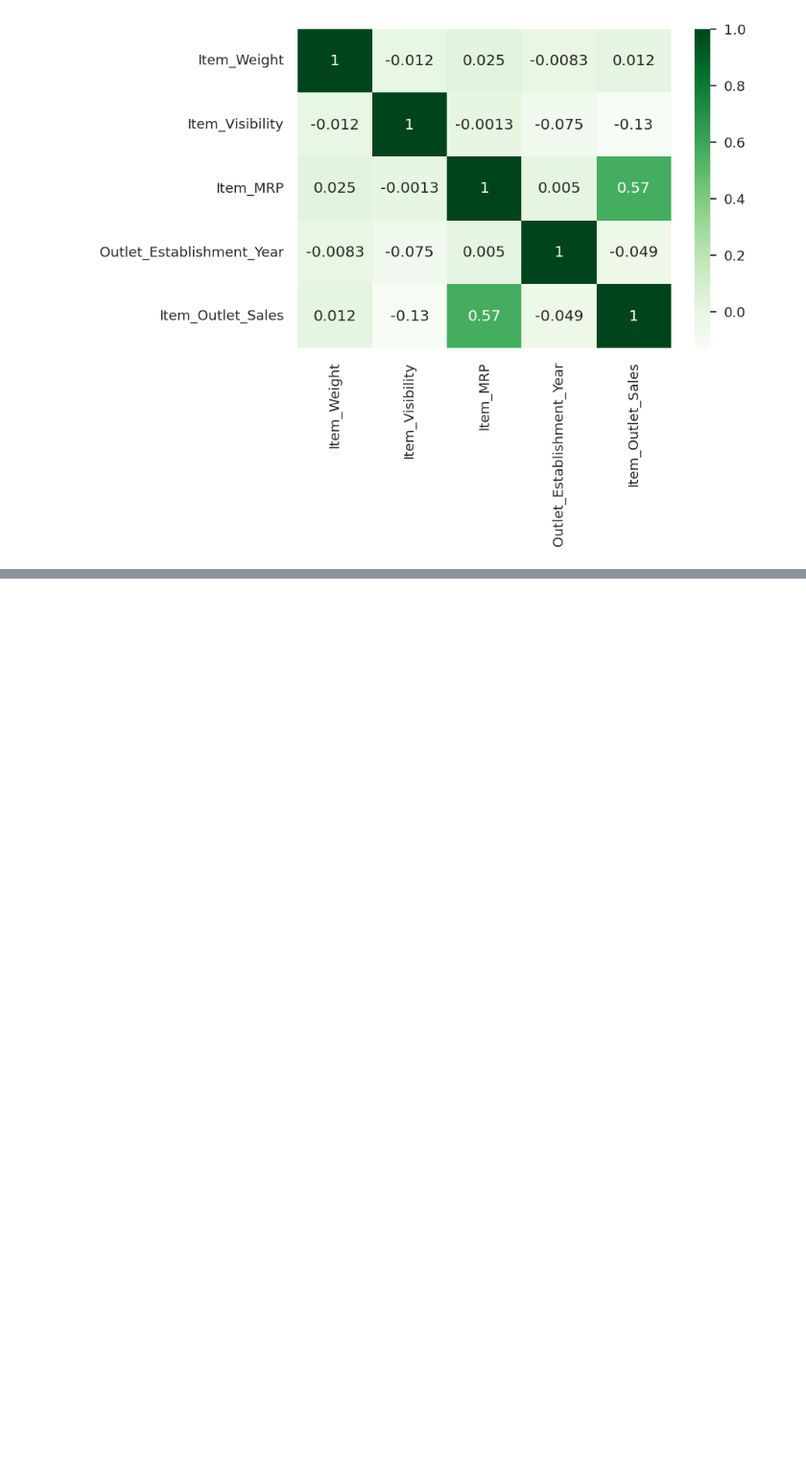
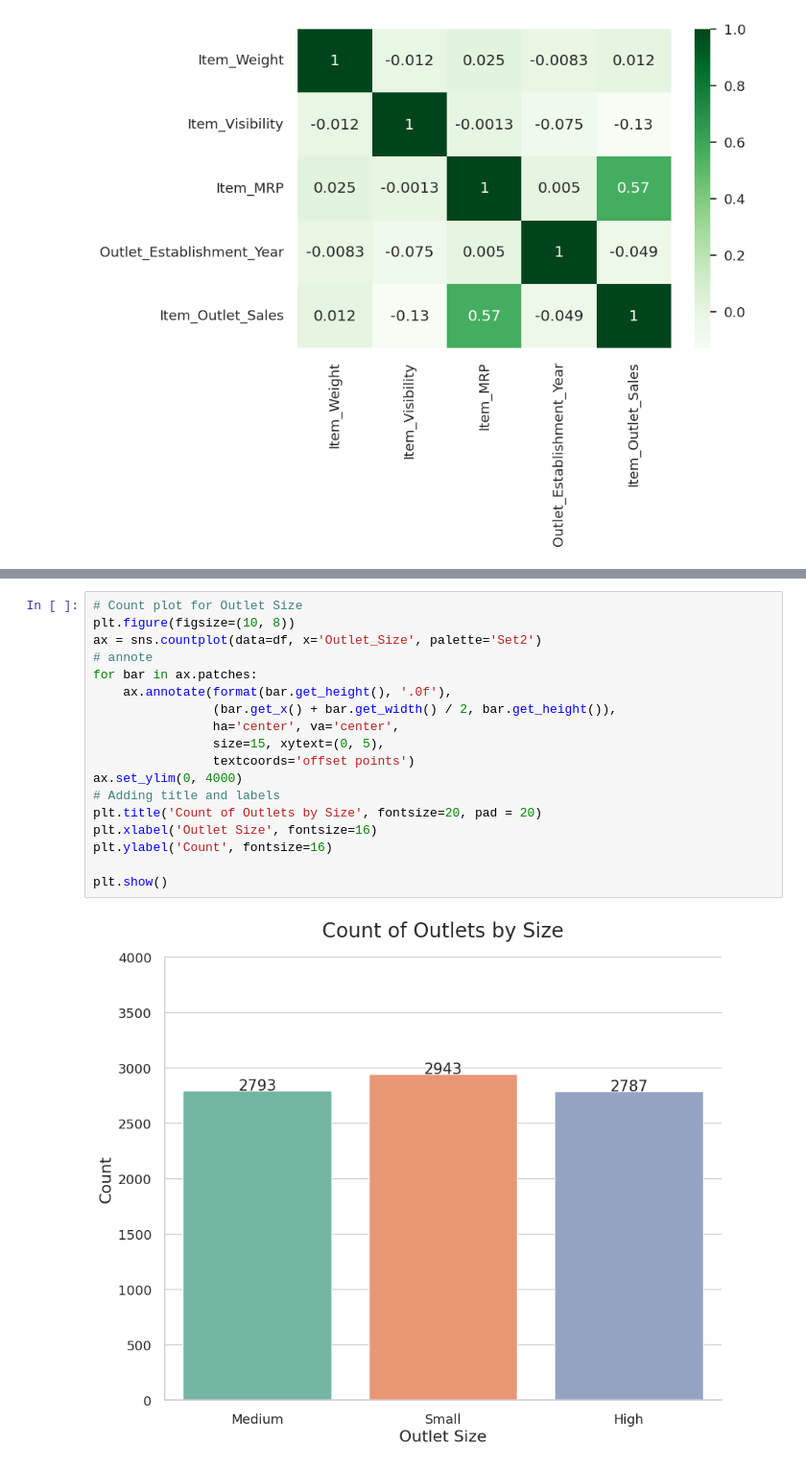
Before and after one commit to Meyssemmedini/food-sales-prediction, a Jupyter notebook: sale_prediction.ipynb, the cells around one changed output, grey strips where cells are left out. Shown: that part at 96% size. Drawn from its saved outputs; the diff is of its cells as text; blank space fills up the shorter version.

```diff
--- a/sale_prediction.ipynb
+++ b/sale_prediction.ipynb
@@ -484,0 +525,20 @@ sns.heatmap(corr, cmap = 'Greens', annot = True)
+# %%
+# Count plot for Outlet Size
+plt.figure(figsize=(10, 8))
+ax = sns.countplot(data=df, x='Outlet_Size', palette='Set2')
+# annote
+for bar in ax.patches:
+    ax.annotate(format(bar.get_height(), '.0f'),
+                (bar.get_x() + bar.get_width() / 2, bar.get_height()),
+                ha='center', va='center',
+                size=15, xytext=(0, 5),
+                textcoords='offset points')
+ax.set_ylim(0, 4000)
+# Adding title and labels
+plt.title('Count of Outlets by Size', fontsize=20, pad = 20)
+plt.xlabel('Outlet Size', fontsize=16)
+plt.ylabel('Count', fontsize=16)
+
+plt.show()
+# %% [output]
+[figure, added]
```
Also changed, not shown: parts of 7 cells of this notebook.
